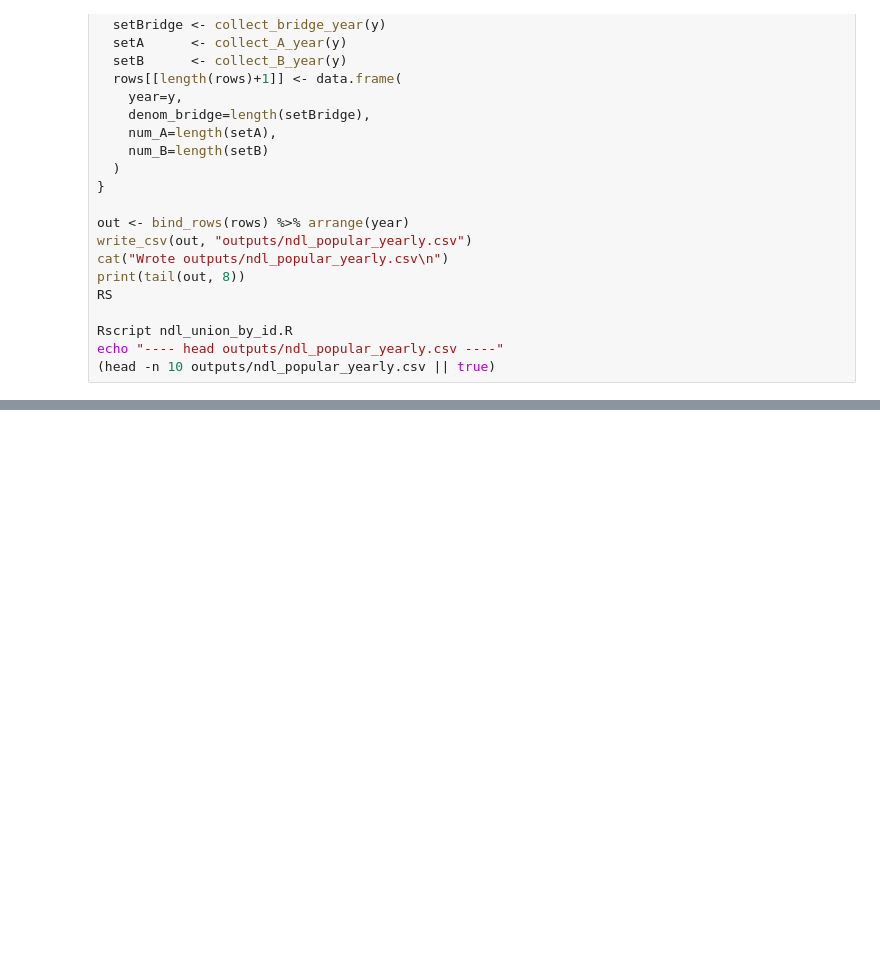
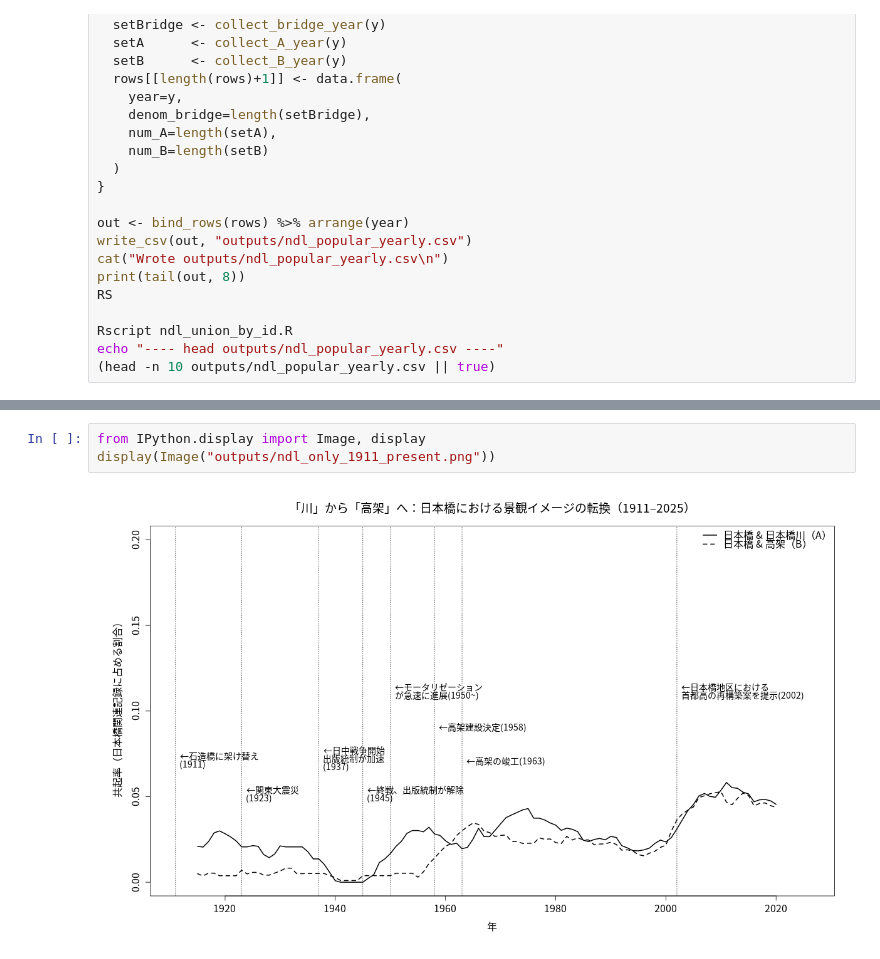
Before and after one commit to Ambulocetus/Nihonbashi_co-occurrence-analysis, a Jupyter notebook: 共起率分析.ipynb, the cells around one changed output, grey strips where cells are left out. Saved outputs shown, nothing was run; the diff lists cells and outputs as text; blank space fills up the shorter version.

```diff
--- a/共起率分析.ipynb
+++ b/共起率分析.ipynb
@@ -393,0 +458,5 @@ RS
+# %%
+from IPython.display import Image, display
+display(Image("outputs/ndl_only_1911_present.png"))
+# %% [output]
+[figure, added]
```
Also changed, not shown: parts of 16 cells of this notebook.
